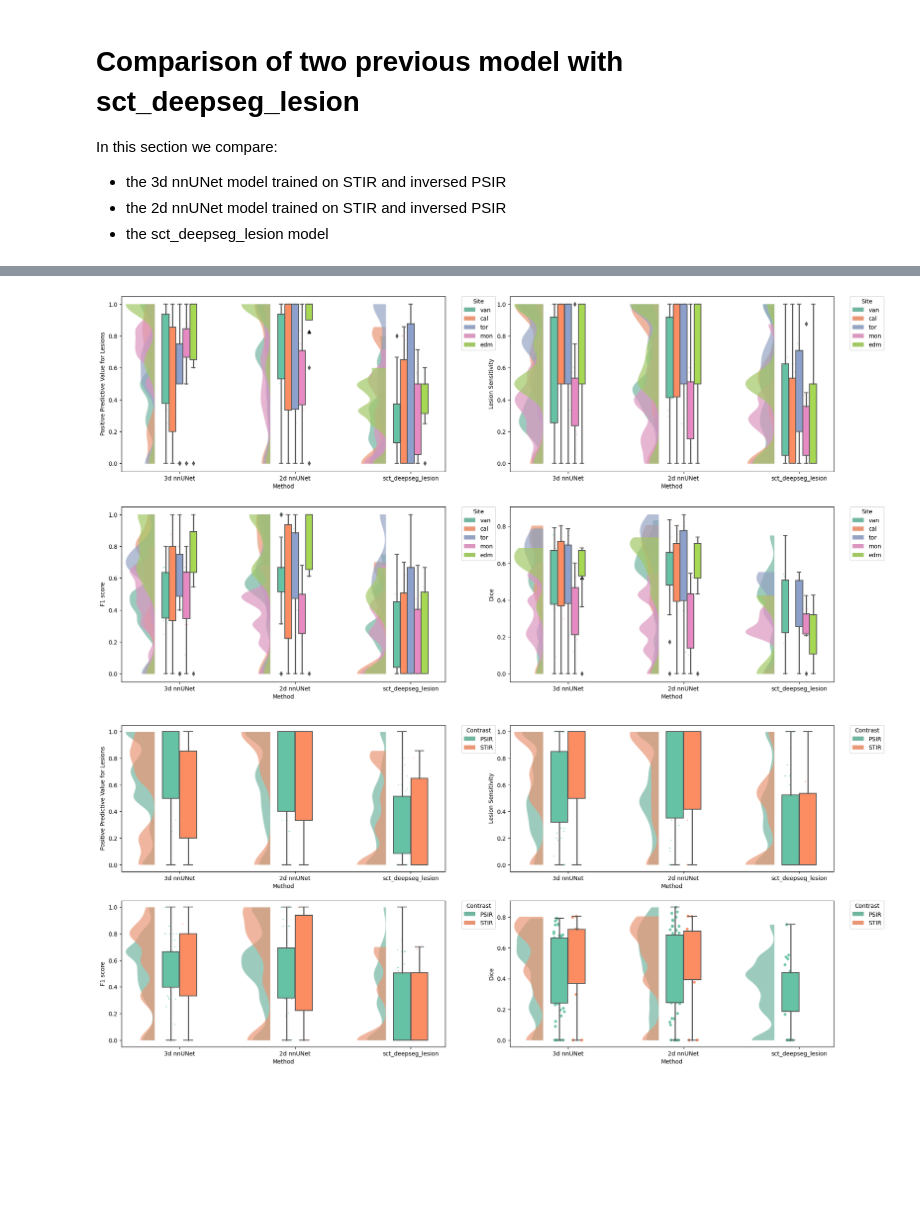
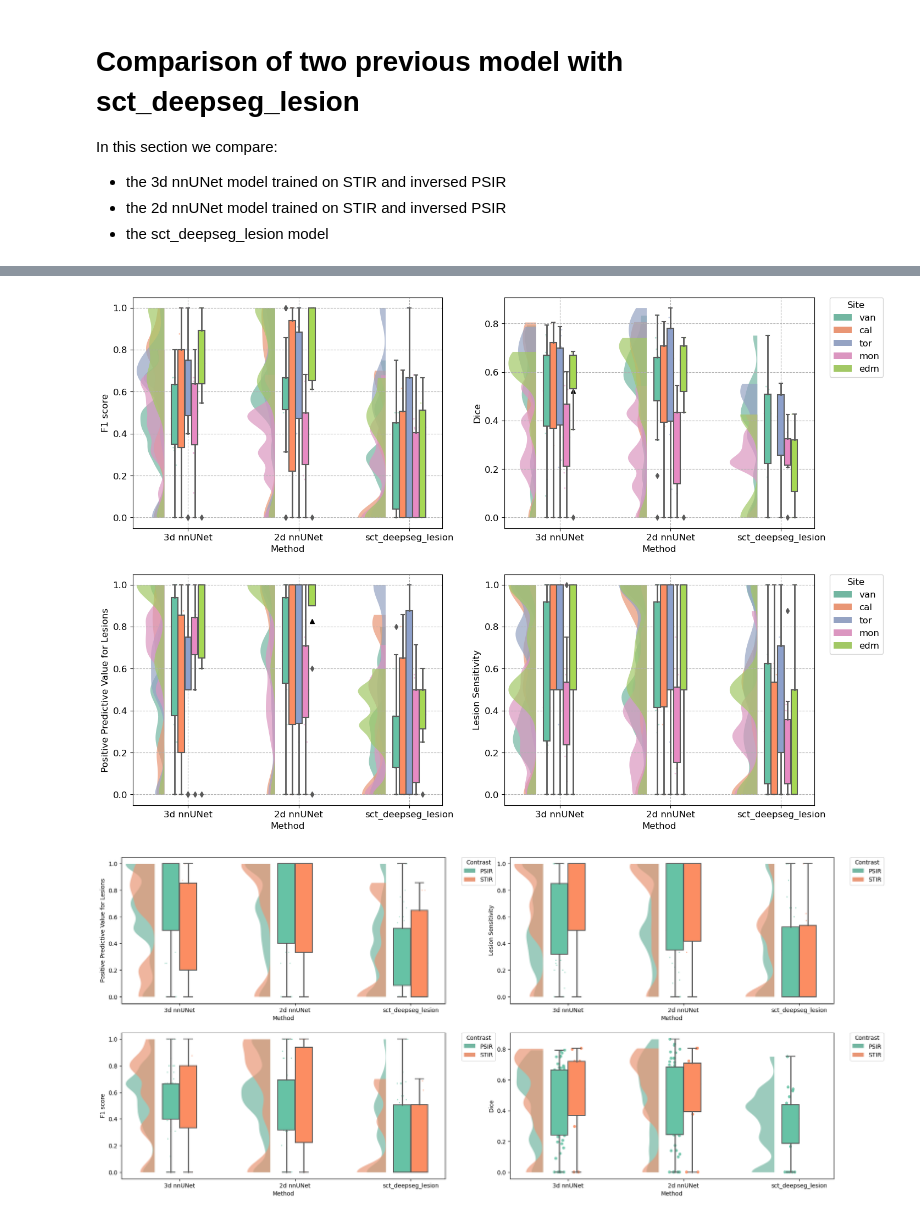
Before and after one commit to ivadomed/canproco, a Jupyter notebook: nnunet/nnUNet_inference_analysis.ipynb, the cells around one changed output, grey strips where cells are left out. Saved outputs shown, nothing was run; the diff lists cells and outputs as text; code cells hidden in the pictures; blank space fills up the shorter version.

Commit message:
formatted the plot

```diff
--- a/nnunet/nnUNet_inference_analysis.ipynb
+++ b/nnunet/nnUNet_inference_analysis.ipynb
@@ -902,46 +902,9 @@ df123 = pd.concat([df1, df2, df3])
 #we rename the columns
 df123 = df123.rename(columns={'method': 'Method', 'site': 'Site', 'PPVL': 'Positive Predictive Value for Lesions', 'SensL': 'Lesion Sensitivity', 'F1_score': 'F1 score', 'RelativeVolumeError': 'Relative Volume Error', 'contrast': 'Contrast'})
 # %%
-fig = plt.figure(figsize=(22, 12))
-
+fig = plt.figure(figsize=(16, 12))
+plt.rcParams.update({'font.size': 12})
 plt.subplot(2, 2, 1)
-ax = pt.RainCloud(data=df123,
-                          x='Method',
-                          y='Positive Predictive Value for Lesions',
-                          hue='Site',
-                          #order=METHODS_TO_LABEL_SC.keys() if pred_type == 'sc' else METHODS_TO_LABEL_LESION.keys(),
-                          dodge=True,       # move boxplots next to each other
-                          linewidth=0,      # violionplot border line (0 - no line)
-                          width_viol=.5,    # violionplot width
-                          width_box=.3,     # boxplot width
-                          rain_alpha=.5,    # individual points transparency - https://github.com/pog87/PtitPrince/blob/23debd9b70fca94724a06e72e049721426235f50/ptitprince/PtitPrince.py#L707
-                          rain_s=2,         # individual points size
-                          alpha=.7,         # violin plot transparency
-                          box_showmeans=True,  # show mean value inside the boxplots
-                          box_meanprops={'marker': '^', 'markerfacecolor': 'black', 'markeredgecolor': 'black',
-                                         'markersize': '6'},
-
-                          )
-
-plt.subplot(2, 2, 2)
-ax = pt.RainCloud(data=df123,
-                          x='Method',
-                          y='Lesion Sensitivity',
-                          hue='Site',
-                          #order=METHODS_TO_LABEL_SC.keys() if pred_type == 'sc' else METHODS_TO_LABEL_LESION.keys(),
-                          dodge=True,       # move boxplots next to each other
-                          linewidth=0,      # violionplot border line (0 - no line)
-                          width_viol=.5,    # violionplot width
-                          width_box=.3,     # boxplot width
-                          rain_alpha=.5,    # individual points transparency - https://github.com/pog87/PtitPrince/blob/23debd9b70fca94724a06e72e049721426235f50/ptitprince/PtitPrince.py#L707
-                          rain_s=2,         # individual points size
-                          alpha=.7,         # violin plot transparency
-                          box_showmeans=True,  # show mean value inside the boxplots
-                          box_meanprops={'marker': '^', 'markerfacecolor': 'black', 'markeredgecolor': 'black',
-                                         'markersize': '6'},
-                          )
-
-plt.subplot(2, 2, 3)
 ax = pt.RainCloud(data=df123,
                           x='Method',
                           y='F1 score',
@@ -951,35 +914,86 @@ ax = pt.RainCloud(data=df123,
                           linewidth=0,      # violionplot border line (0 - no line)
                           width_viol=.5,    # violionplot width
                           width_box=.3,     # boxplot width
                           rain_alpha=.5,    # individual points transparency - https://github.com/pog87/PtitPrince/blob/23debd9b70fca94724a06e72e049721426235f50/ptitprince/PtitPrince.py#L707
                           rain_s=2,         # individual points size
                           alpha=.7,         # violin plot transparency
                           box_showmeans=True,  # show mean value inside the boxplots
                           box_meanprops={'marker': '^', 'markerfacecolor': 'black', 'markeredgecolor': 'black',
                                          'markersize': '6'},
                           )
+#ax.set(xlabel=None)
+ax.get_legend().remove()
+ax.grid('on', linestyle='--')
 
-plt.subplot(2, 2, 4)
+
+plt.subplot(2, 2, 2)
 ax = pt.RainCloud(data=df123,
                           x='Method',
                           y='Dice',
                           hue='Site',
                           #order=METHODS_TO_LABEL_SC.keys() if pred_type == 'sc' else METHODS_TO_LABEL_LESION.keys(),
                           dodge=True,       # move boxplots next to each other
                           linewidth=0,      # violionplot border line (0 - no line)
                           width_viol=.5,    # violionplot width
                           width_box=.3,     # boxplot width
                           rain_alpha=.5,    # individual points transparency - https://github.com/pog87/PtitPrince/blob/23debd9b70fca94724a06e72e049721426235f50/ptitprince/PtitPrince.py#L707
                           rain_s=2,         # individual points size
                           alpha=.7,         # violin plot transparency
                           box_showmeans=True,  # show mean value inside the boxplots
                           box_meanprops={'marker': '^', 'markerfacecolor': 'black', 'markeredgecolor': 'black',
                                          'markersize': '6'},
                           )
+#ax.set(xlabel=None)
+ax.grid('on', linestyle='--')
+
+
+
+plt.subplot(2, 2, 3)
+ax = pt.RainCloud(data=df123,
+                          x='Method',
+                          y='Positive Predictive Value for Lesions',
+                          hue='Site',
+                          #order=METHODS_TO_LABEL_SC.keys() if pred_type == 'sc' else METHODS_TO_LABEL_LESION.keys(),
+                          dodge=True,       # move boxplots next to each other
+                          linewidth=0,      # violionplot border line (0 - no line)
+                          width_viol=.5,    # violionplot width
+                          width_box=.3,     # boxplot width
+                          rain_alpha=.5,    # individual points transparency - https://github.com/pog87/PtitPrince/blob/23debd9b70fca94724a06e72e049721426235f50/ptitprince/PtitPrince.py#L707
+                          rain_s=2,         # individual points size
+                          alpha=.7,         # violin plot transparency
+                          box_showmeans=True,  # show mean value inside the boxplots
+                          box_meanprops={'marker': '^', 'markerfacecolor': 'black', 'markeredgecolor': 'black',
+                                         'markersize': '6'},
+                          )
+ax.get_legend().remove()
+ax.grid('on', linestyle='--')
+
+
+
+plt.subplot(2, 2, 4)
+ax = pt.RainCloud(data=df123,
+                          x='Method',
+                          y='Lesion Sensitivity',
+                          hue='Site',
+                          #order=METHODS_TO_LABEL_SC.keys() if pred_type == 'sc' else METHODS_TO_LABEL_LESION.keys(),
+                          dodge=True,       # move boxplots next to each other
+                          linewidth=0,      # violionplot border line (0 - no line)
+                          width_viol=.5,    # violionplot width
+                          width_box=.3,     # boxplot width
+                          rain_alpha=.5,    # individual points transparency - https://github.com/pog87/PtitPrince/blob/23debd9b70fca94724a06e72e049721426235f50/ptitprince/PtitPrince.py#L707
+                          rain_s=2,         # individual points size
+                          alpha=.7,         # violin plot transparency
+                          box_showmeans=True,  # show mean value inside the boxplots
+                          box_meanprops={'marker': '^', 'markerfacecolor': 'black', 'markeredgecolor': 'black',
+                                         'markersize': '6'},
+
+                          )
+ax.grid('on', linestyle='--')
+
 
 plt.show()
 # %% [output]
-[figure, old version]
+[figure, new version]
 # %%
 fig = plt.figure(figsize=(22, 10))
 
```
Also changed, not shown: parts of 1 cell of this notebook.
